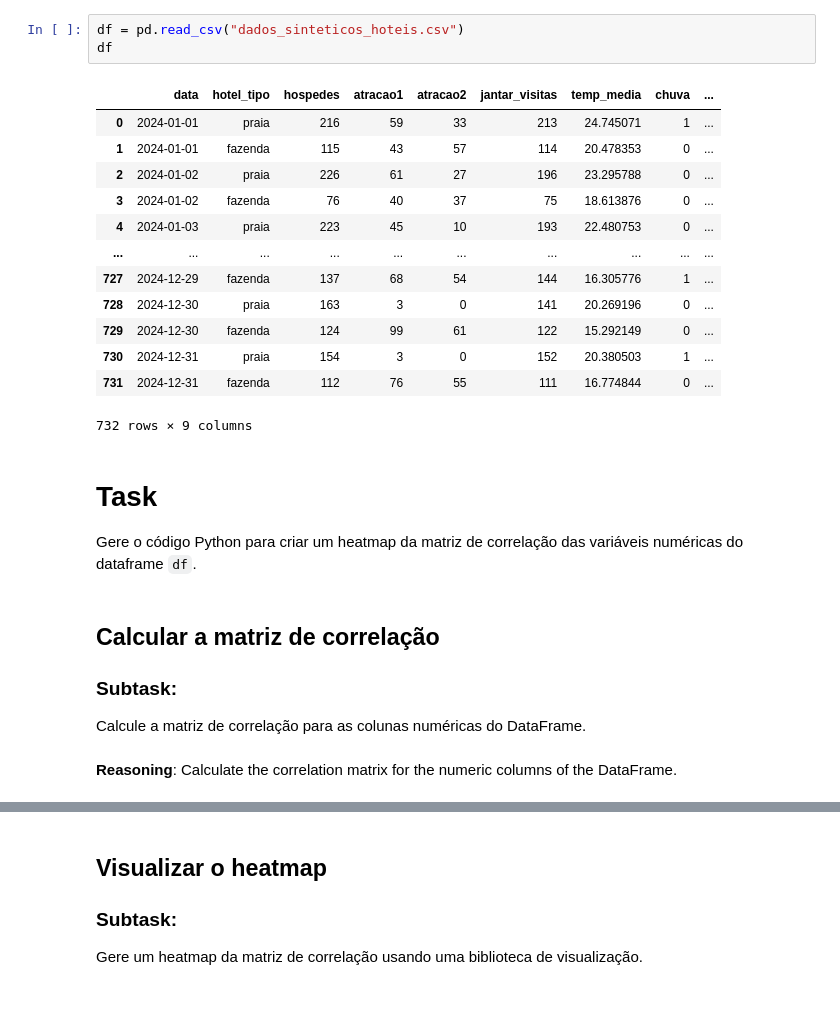
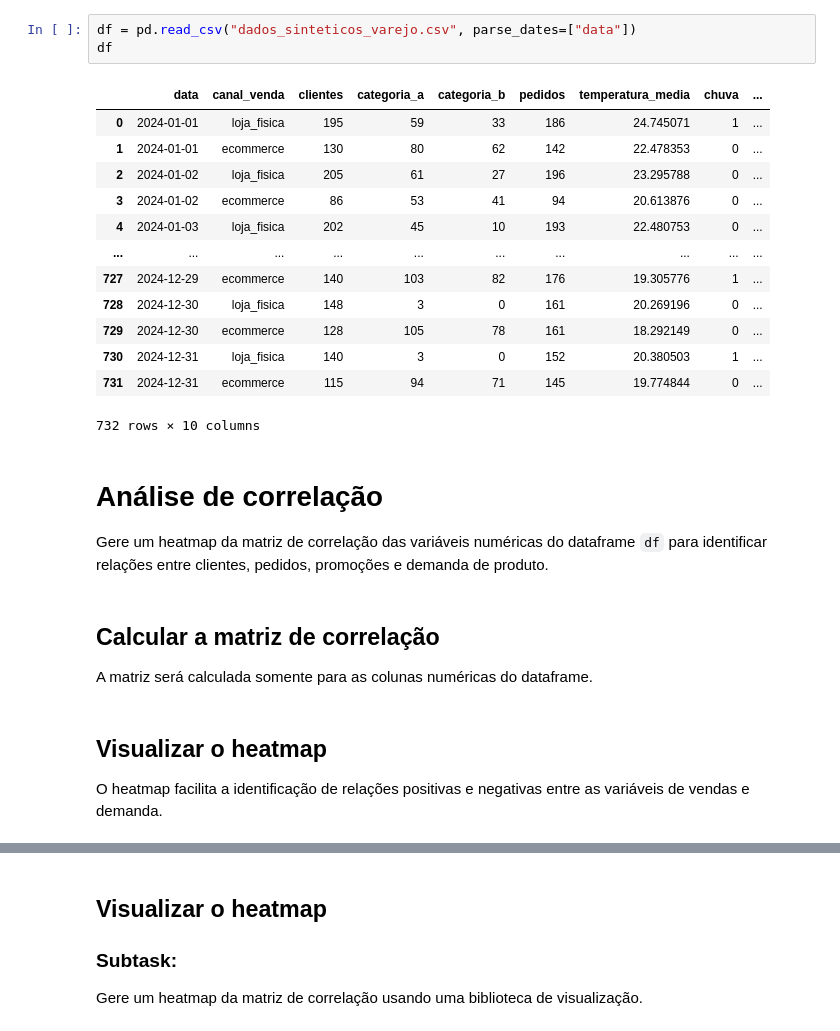
Before and after one commit to Observon/analise-previsao-demanda-varejo, a Jupyter notebook: analise_previsao_demanda_varejo.ipynb, the cells around one changed output, grey strips where cells are left out. Saved outputs shown, nothing was run; the diff lists cells and outputs as text; blank space fills up the shorter version.

Commit message:
feat: adapta notebook para previsao de demanda no varejo

```diff
--- a/analise_previsao_demanda_varejo.ipynb
+++ b/analise_previsao_demanda_varejo.ipynb
@@ -89,31 +83,32 @@ csv_path
 # %%
-df = pd.read_csv("dados_sinteticos_hoteis.csv")
+df = pd.read_csv("dados_sinteticos_varejo.csv", parse_dates=["data"])
 df
 # %% [output]
-|  | data | hotel_tipo | hospedes | atracao1 | atracao2 | jantar_visitas | temp_media | chuva | ... |
-| 0 | 2024-01-01 | praia | 216 | 59 | 33 | 213 | 24.745071 | 1 | ... |
-| 1 | 2024-01-01 | fazenda | 115 | 43 | 57 | 114 | 20.478353 | 0 | ... |
-| 2 | 2024-01-02 | praia | 226 | 61 | 27 | 196 | 23.295788 | 0 | ... |
-| 3 | 2024-01-02 | fazenda | 76 | 40 | 37 | 75 | 18.613876 | 0 | ... |
-| 4 | 2024-01-03 | praia | 223 | 45 | 10 | 193 | 22.480753 | 0 | ... |
+|  | data | canal_venda | clientes | categoria_a | categoria_b | pedidos | temperatura_media | chuva | ... |
+| 0 | 2024-01-01 | loja_fisica | 195 | 59 | 33 | 186 | 24.745071 | 1 | ... |
+| 1 | 2024-01-01 | ecommerce | 130 | 80 | 62 | 142 | 22.478353 | 0 | ... |
+| 2 | 2024-01-02 | loja_fisica | 205 | 61 | 27 | 196 | 23.295788 | 0 | ... |
+| 3 | 2024-01-02 | ecommerce | 86 | 53 | 41 | 94 | 20.613876 | 0 | ... |
+| 4 | 2024-01-03 | loja_fisica | 202 | 45 | 10 | 193 | 22.480753 | 0 | ... |
 | ... | ... | ... | ... | ... | ... | ... | ... | ... | ... |
-| 727 | 2024-12-29 | fazenda | 137 | 68 | 54 | 144 | 16.305776 | 1 | ... |
-| 728 | 2024-12-30 | praia | 163 | 3 | 0 | 141 | 20.269196 | 0 | ... |
-| 729 | 2024-12-30 | fazenda | 124 | 99 | 61 | 122 | 15.292149 | 0 | ... |
-| 730 | 2024-12-31 | praia | 154 | 3 | 0 | 152 | 20.380503 | 1 | ... |
-| 731 | 2024-12-31 | fazenda | 112 | 76 | 55 | 111 | 16.774844 | 0 | ... |
+| 727 | 2024-12-29 | ecommerce | 140 | 103 | 82 | 176 | 19.305776 | 1 | ... |
+| 728 | 2024-12-30 | loja_fisica | 148 | 3 | 0 | 161 | 20.269196 | 0 | ... |
+| 729 | 2024-12-30 | ecommerce | 128 | 105 | 78 | 161 | 18.292149 | 0 | ... |
+| 730 | 2024-12-31 | loja_fisica | 140 | 3 | 0 | 152 | 20.380503 | 1 | ... |
+| 731 | 2024-12-31 | ecommerce | 115 | 94 | 71 | 145 | 19.774844 | 0 | ... |
-732 rows × 9 columns
+732 rows × 10 columns
 # %% [markdown]
-# Task
-Gere o código Python para criar um heatmap da matriz de correlação das variáveis numéricas do dataframe `df`.
+# Análise de correlação
+
+Gere um heatmap da matriz de correlação das variáveis numéricas do dataframe `df` para identificar relações entre clientes, pedidos, promoções e demanda de produto.
 # %% [markdown]
 ## Calcular a matriz de correlação
 
-### Subtask:
-Calcule a matriz de correlação para as colunas numéricas do DataFrame.
+A matriz será calculada somente para as colunas numéricas do dataframe.
-# %% [markdown]
-**Reasoning**:
-Calculate the correlation matrix for the numeric columns of the DataFrame.
+# %% [markdown]
+## Visualizar o heatmap
+
+O heatmap facilita a identificação de relações positivas e negativas entre as variáveis de vendas e demanda.
 # %%
 numeric_cols = df.select_dtypes(include=np.number)
 correlation_matrix = numeric_cols.corr()
```
Also changed, not shown: parts of 36 cells of this notebook.
